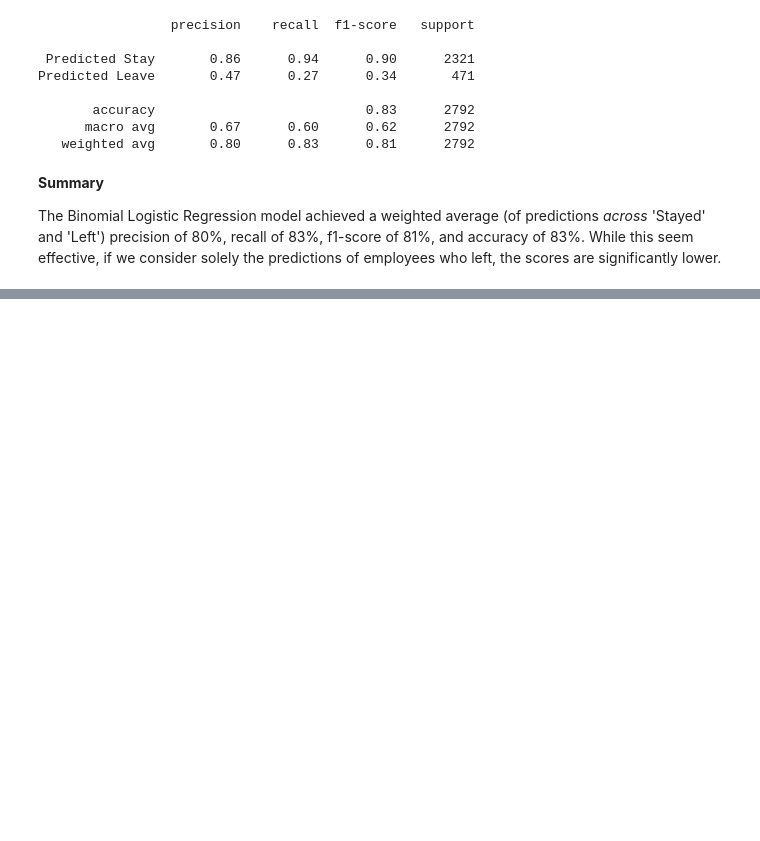
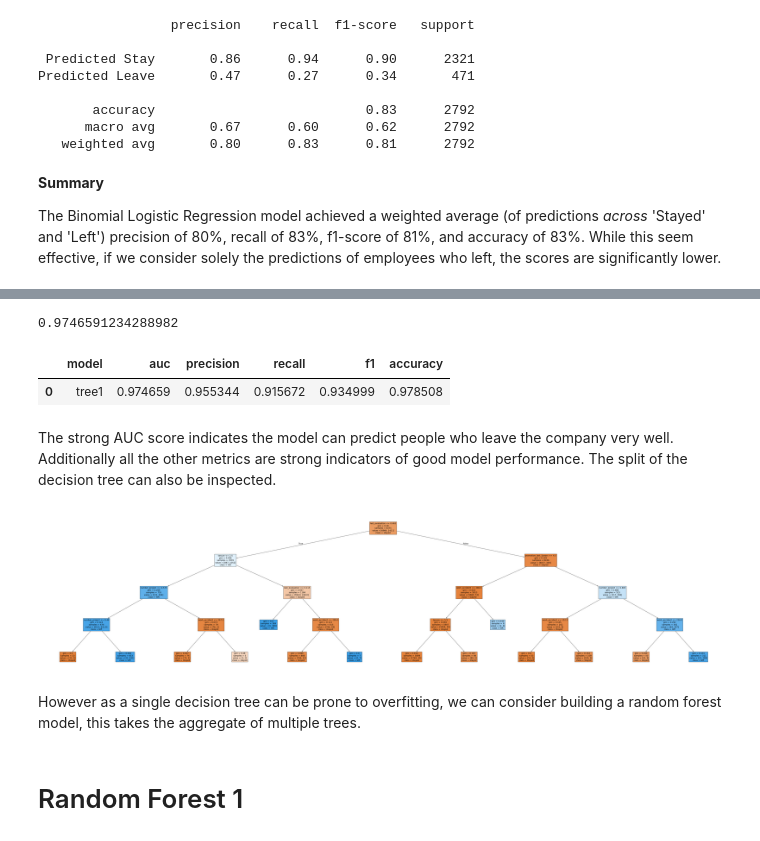
Before and after one commit to airrehn/HR-Analytics-Analysis, a Jupyter notebook: Project.ipynb, the cells around one changed output, grey strips where cells are left out. Saved outputs shown, nothing was run; the diff lists cells and outputs as text; code cells hidden in the pictures; blank space fills up the shorter version.

Commit message:
Tree-based models and conclusion

```diff
--- a/Project.ipynb
+++ b/Project.ipynb
@@ -477,0 +479,24 @@ The Binomial Logistic Regression model achieved a weighted average (of predictio
+# %%
+from sklearn.tree import DecisionTreeClassifier
+from sklearn.model_selection import GridSearchCV
+
+tree = DecisionTreeClassifier(random_state=69)
+params = {
+    'max_depth' : [4,6,8,None],
+    'min_samples_leaf' : [2,5,1],
+    'min_samples_split' : [2,4,6],
+}
+
+scoring = ['accuracy', 'precision', 'recall', 'f1', 'roc_auc']
+
+tree1 = GridSearchCV(tree, param_grid= params, scoring= scoring,
+                     cv = 4, # For each combi of params: we get 4 folds, 1 fold gets taken to be the validation set each time. After 4 iterations, record the averages of 4 'accuracy', 'precision', 'recall', 'f1', 'roc_auc'.
+                      refit='roc_auc') # the final chosen model will be the param combi that gave the best roc_auc score.
+# Then take these winning params and retrain based on the entire dataset.
+# %%
+%%time
+
+tree1.fit(x_train, y_train)
+
+print(f'Best combination parameters are: {tree1.best_params_}')
+print(f'Best ROC_AUC score: {tree1.best_score_}') # the best_score is taking from the metric given to the "refit = " when defining your tree.
@@ -477,0 +508,43 @@ The Binomial Logistic Regression model achieved a weighted average (of predictio
+# %%
+def display_best_result(model_name:str, model_object):
+
+    cv_results = pd.DataFrame(model_object.cv_results_) # all the mean_results (of the 4 folds) for each params combi.
+
+    best_auc_results = cv_results.iloc[cv_results['mean_test_roc_auc'].idxmax(),:] #Find the row w the highest roc_auc.
+
+    auc = best_auc_results['mean_test_roc_auc']
+    f1 = best_auc_results['mean_test_f1']
+    recall = best_auc_results['mean_test_recall']
+    precision = best_auc_results['mean_test_precision']
+    accuracy = best_auc_results['mean_test_accuracy']
+
+    return pd.DataFrame({
+        'model': [model_name],
+        'auc': [auc],
+        'precision': [precision],
+        'recall': [recall],
+        'f1': [f1],
+        'accuracy': [accuracy],
+    })
+
+tree1_result = display_best_result('tree1', tree1)
+tree1_result.head()
+# %% [output]
+0.9746591234288982
+|  | model | auc | precision | recall | f1 | accuracy |
+| 0 | tree1 | 0.974659 | 0.955344 | 0.915672 | 0.934999 | 0.978508 |
+# %% [markdown]
+The strong AUC score indicates the model can predict people who leave the company very well. Additionally all the other metrics are strong indicators of good model performance. The split of the decision tree can also be inspected.
+# %%
+from sklearn.tree import plot_tree
+
+plt.figure(figsize=(85,20))
+plot_tree(decision_tree=tree1.best_estimator_, max_depth=6, fontsize=14, feature_names=x.columns,
+          class_names={0: 'stayed', 1: 'left'}, filled= True)
+plt.show()
+# %% [output]
+[figure, added]
+# %% [markdown]
+However as a single decision tree can be prone to overfitting, we can consider building a random forest model, this takes the aggregate of multiple trees.
+# %% [markdown]
+# Random Forest 1
```
Also changed, not shown: parts of 36 cells of this notebook, 3 other files.
